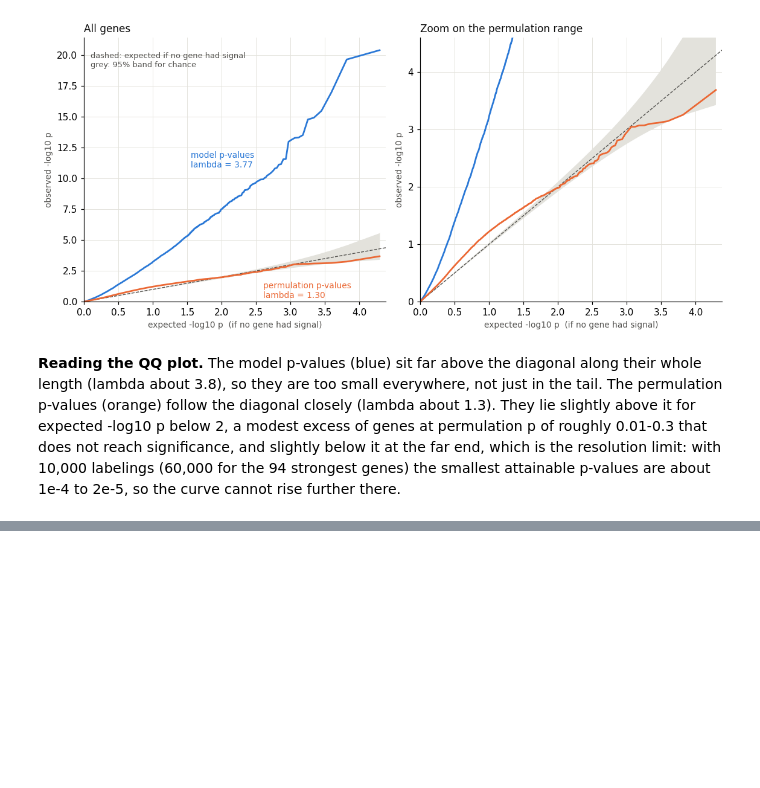
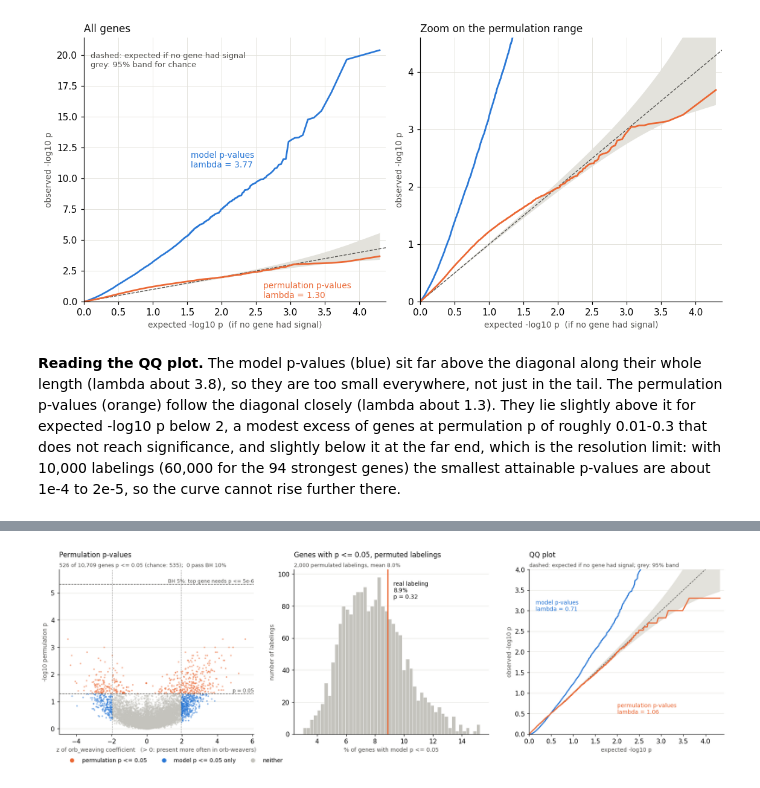
Before and after one commit to GordusLab/orb-selection, a Jupyter notebook: scripts/05_phyloglm/PhyloGLM Analysis.ipynb, the cells around one changed output, grey strips where cells are left out. Cells and saved outputs as stored; diff of their text form; code cells hidden in the pictures; blank space fills up the shorter version.

```diff
--- a/scripts/05_phyloglm/PhyloGLM Analysis.ipynb
+++ b/scripts/05_phyloglm/PhyloGLM Analysis.ipynb
@@ -360,0 +373,19 @@ the smallest attainable p-values are about 1e-4 to 2e-5, so the curve cannot ris
+# %%
+ldir = os.path.join(results_path, "phyloglm", "permulation_null_logistic")
+lemp = pd.read_csv(os.path.join(ldir, "gene_empirical_p.csv"), index_col="HOG").dropna(subset=["p_emp"]).copy()
+lnull = pd.read_csv(os.path.join(ldir, "null_stats.csv"))
+lreal = pd.read_csv(os.path.join(ldir, "real_stats.csv")).iloc[0]
+fdir = os.path.join(results_path, "phyloglm", "permulation_null_logistic_flagged")
+femp = pd.read_csv(os.path.join(fdir, "gene_empirical_p.csv"), index_col="HOG").dropna(subset=["p_emp"]).copy()
+
+lemp["q_model"] = multipletests(lemp["p_model"], method="fdr_bh")[1]
+ln = len(lemp)
+lfrac = lnull["frac_sig"]
+l_pval = (1 + (lfrac >= lreal["frac_sig"]).sum()) / (1 + len(lfrac))
+print(f"genes tested: {ln}")
+print(f"model p <= 0.05:          {(lemp['p_model'] <= 0.05).sum():5d} ({(lemp['p_model'] <= 0.05).mean():.1%})")
+print(f"model BH q <= 0.05:       {(lemp['q_model'] <= 0.05).sum():5d}")
+print(f"permulation p <= 0.05:    {(lemp['p_emp'] <= 0.05).sum():5d} ({(lemp['p_emp'] <= 0.05).mean():.1%}); chance would give {0.05 * ln:.0f}")
+print(f"permulation BH q <= 0.10: {(lemp['q_emp'] <= 0.10).sum():5d}   (smallest q = {lemp['q_emp'].min():.2f}, smallest p = {lemp['p_emp'].min():.1e})")
+print(f"fraction of genes with p <= 0.05: real {lreal['frac_sig']:.3f}; {len(lfrac)} permuted labelings mean {lfrac.mean():.3f} "
+      f"(2.5-97.5%: {lfrac.quantile(0.025):.3f}-{lfrac.quantile(0.975):.3f}); one-sided p = {l_pval:.2f}")
@@ -360,0 +399,67 @@ the smallest attainable p-values are about 1e-4 to 2e-5, so the curve cannot ris
+# %%
+from scipy import stats
+BLUE, ORANGE, GRAY = "#2a78d6", "#eb6834", "#c4c3bd"
+INK, MUTED, GRID = "#0b0b0b", "#52514e", "#e3e2dc"
+
+def qq_curve(p):
+    p = np.sort(np.asarray(p, dtype=float))
+    return -np.log10((np.arange(1, len(p) + 1) - 0.5) / len(p)), -np.log10(p)
+
+def lambda_gc(p):
+    return np.median(stats.chi2.isf(np.asarray(p, dtype=float), df=1)) / stats.chi2.ppf(0.5, df=1)
+
+def clean(ax):
+    ax.grid(axis="y", color=GRID, lw=0.6)
+    ax.set_axisbelow(True)
+    for s in ("top", "right"):
+        ax.spines[s].set_visible(False)
+
+lemp["cls"] = np.where(lemp["p_emp"] <= 0.05, 2, np.where(lemp["p_model"] <= 0.05, 1, 0))
+fig, axes = plt.subplots(1, 3, figsize=(15.5, 4.8))
+
+ax = axes[0]
+for cls, col in ((0, GRAY), (1, BLUE), (2, ORANGE)):
+    d = lemp[lemp["cls"] == cls]
+    ax.scatter(d["z_real"], -np.log10(d["p_emp"][d.index]), s=6, color=col, alpha=0.55, linewidths=0, rasterized=True)
+ax.axvline(-1.96, color=MUTED, lw=0.8, ls=":"); ax.axvline(1.96, color=MUTED, lw=0.8, ls=":")
+ax.axhline(-np.log10(0.05), color=MUTED, lw=0.9, ls="--"); ax.text(ax.get_xlim()[1], -np.log10(0.05), "p = 0.05", ha="right", va="bottom", fontsize=8, color=MUTED)
+ax.axhline(-np.log10(0.05 / ln), color=MUTED, lw=0.9, ls="--")
+ax.text(ax.get_xlim()[1], -np.log10(0.05 / ln), "BH 5%: top gene needs p <= 5e-6", ha="right", va="bottom", fontsize=8, color=MUTED)
+ax.set_ylim(-0.2, -np.log10(0.05 / ln) * 1.1)
+ax.set_title("Permulation p-values", loc="left", fontsize=11, color=INK, pad=20)
+ax.text(0, 1.015, f"{(lemp['p_emp'] <= 0.05).sum():,} of {ln:,} genes p <= 0.05 (chance: {0.05 * ln:,.0f});  {(lemp['q_emp'] <= 0.1).sum()} pass BH 10%",
+        transform=ax.transAxes, fontsize=8.5, color=MUTED)
+ax.set_xlabel("z of orb_weaving coefficient   (> 0: present more often in orb-weavers)", fontsize=9, color=MUTED)
+ax.set_ylabel("-log10 permulation p", fontsize=9, color=MUTED); clean(ax)
+
+ax = axes[1]
+ax.hist(lfrac * 100, bins=50, color=GRAY, edgecolor="white", linewidth=0.4)
+ax.axvline(lreal["frac_sig"] * 100, color=ORANGE, lw=2)
+ax.text(lreal["frac_sig"] * 100 + 0.4, ax.get_ylim()[1] * 0.93, f"real labeling\n{lreal['frac_sig']:.1%}\np = {l_pval:.2f}", color=INK, fontsize=9, va="top")
+ax.set_title("Genes with p <= 0.05, permuted labelings", loc="left", fontsize=11, color=INK, pad=20)
+ax.text(0, 1.015, f"{len(lfrac):,} permulated labelings, mean {lfrac.mean():.1%}", transform=ax.transAxes, fontsize=8.5, color=MUTED)
+ax.set_xlabel("% of genes with model p <= 0.05", fontsize=9, color=MUTED); ax.set_ylabel("number of labelings", fontsize=9, color=MUTED); clean(ax)
+
+ax = axes[2]
+i = np.arange(1, ln + 1)
+bx = -np.log10((i - 0.5) / ln)
+ax.fill_between(bx[::-1], -np.log10(stats.beta.ppf(0.975, i, ln - i + 1))[::-1], -np.log10(stats.beta.ppf(0.025, i, ln - i + 1))[::-1], color=GRID, lw=0)
+ax.plot([0, 4], [0, 4], color=MUTED, lw=0.9, ls="--")
+xm, ym = qq_curve(lemp["p_model"]); xe, ye = qq_curve(lemp["p_emp"])
+ax.plot(xm, ym, color=BLUE, lw=1.8); ax.plot(xe, ye, color=ORANGE, lw=1.8)
+lam_m, lam_e = lambda_gc(lemp["p_model"]), lambda_gc(lemp["p_emp"])
+ax.text(0.15, 3.0, f"model p-values\nlambda = {lam_m:.2f}", color=BLUE, fontsize=9)
+ax.text(2.0, 0.5, f"permulation p-values\nlambda = {lam_e:.2f}", color=ORANGE, fontsize=9)
+ax.set_xlim(0, bx.max() * 1.02); ax.set_ylim(0, 4)
+ax.set_title("QQ plot", loc="left", fontsize=11, color=INK, pad=20)
+ax.text(0, 1.015, "dashed: expected if no gene had signal; grey: 95% band", transform=ax.transAxes, fontsize=8.5, color=MUTED)
+ax.set_xlabel("expected -log10 p", fontsize=9, color=MUTED); ax.set_ylabel("observed -log10 p", fontsize=9, color=MUTED); clean(ax)
+
+handles = [plt.Line2D([], [], marker="o", ls="", color=c, markersize=6, label=l) for c, l in (
+    (ORANGE, "permulation p <= 0.05"), (BLUE, "model p <= 0.05 only"), (GRAY, "neither"))]
+fig.legend(handles=handles, loc="lower center", ncol=3, frameon=False, fontsize=9, bbox_to_anchor=(0.2, -0.04))
+fig.tight_layout()
+fig.savefig(os.path.join(ldir, "phyloglm_logistic_permulation_null.png"), dpi=200, bbox_inches="tight")
+print(f"genomic-inflation lambda: model p {lam_m:.2f}, permulation p {lam_e:.2f}  (1 = calibrated)")
+plt.show()
+# %% [output]
@@ -360,0 +467 @@ the smallest attainable p-values are about 1e-4 to 2e-5, so the curve cannot ris
+[figure, added]
```
Also changed, not shown: parts of 5 cells of this notebook, 9 other files.
